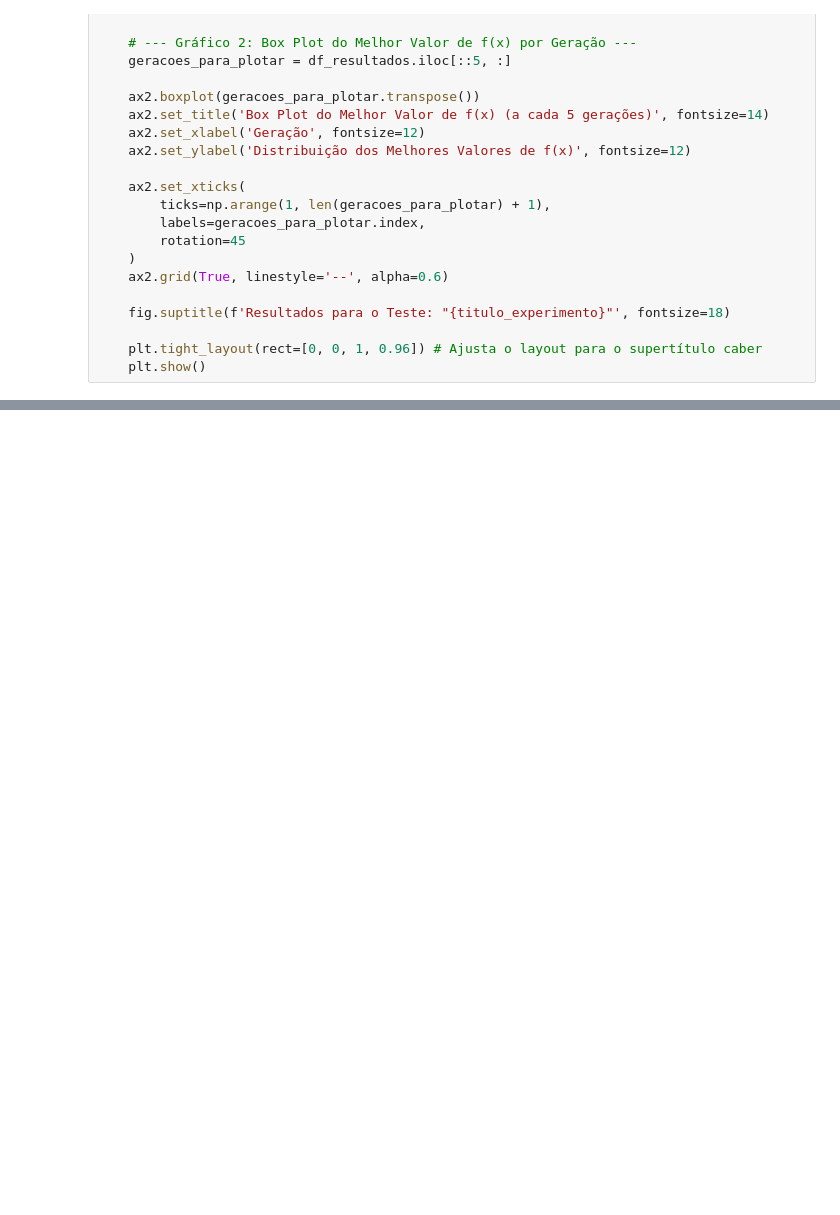
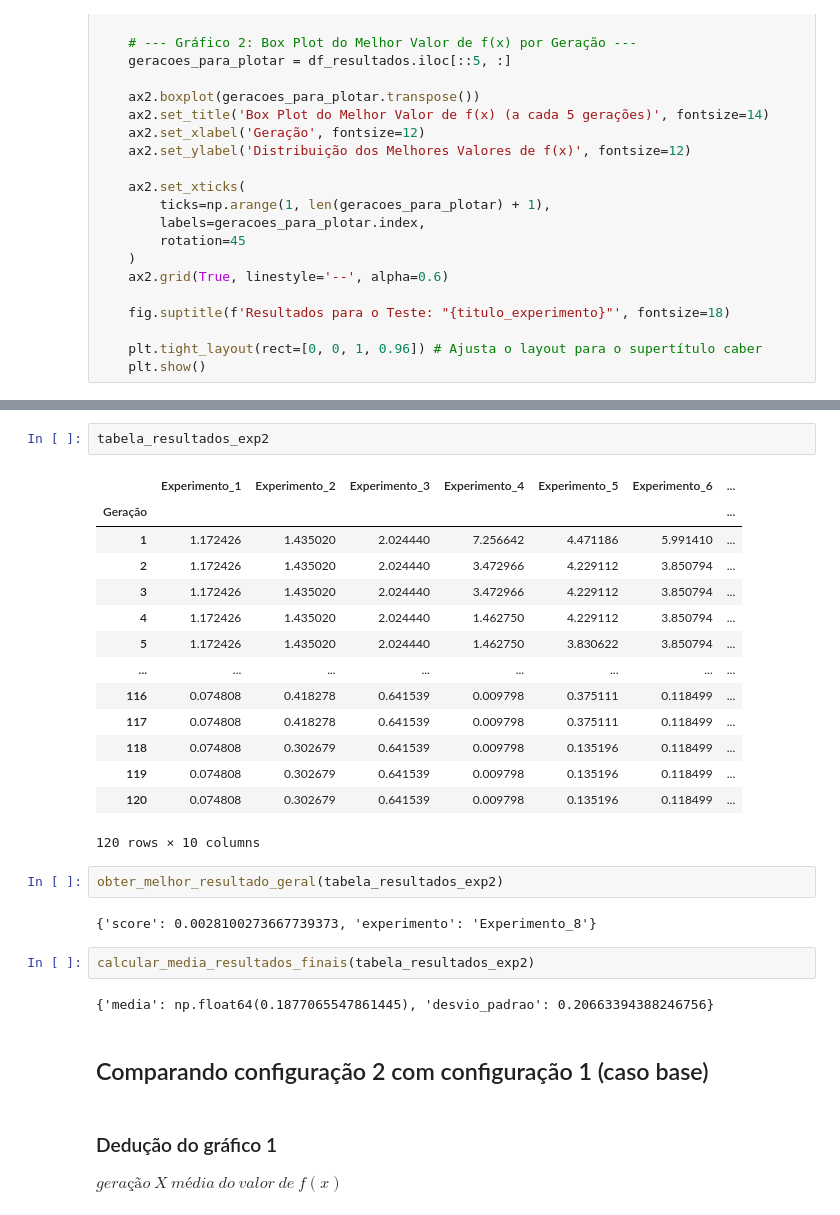
Before and after one commit to MtHenriqueF/GA-Rastrigin-1, a Jupyter notebook: GA.ipynb, the cells around one changed output, grey strips where cells are left out. Saved outputs shown, nothing was run; the diff lists cells and outputs as text; blank space fills up the shorter version.

```diff
--- a/GA.ipynb
+++ b/GA.ipynb
@@ -433,0 +510,30 @@ tabela_resultados
+# %%
+tabela_resultados_exp2
+# %% [output]
+|  | Experimento_1 | Experimento_2 | Experimento_3 | Experimento_4 | Experimento_5 | Experimento_6 | ... |
+| Geração |  |  |  |  |  |  | ... |
+| 1 | 1.172426 | 1.435020 | 2.024440 | 7.256642 | 4.471186 | 5.991410 | ... |
+| 2 | 1.172426 | 1.435020 | 2.024440 | 3.472966 | 4.229112 | 3.850794 | ... |
+| 3 | 1.172426 | 1.435020 | 2.024440 | 3.472966 | 4.229112 | 3.850794 | ... |
+| 4 | 1.172426 | 1.435020 | 2.024440 | 1.462750 | 4.229112 | 3.850794 | ... |
+| 5 | 1.172426 | 1.435020 | 2.024440 | 1.462750 | 3.830622 | 3.850794 | ... |
+| ... | ... | ... | ... | ... | ... | ... | ... |
+| 116 | 0.074808 | 0.418278 | 0.641539 | 0.009798 | 0.375111 | 0.118499 | ... |
+| 117 | 0.074808 | 0.418278 | 0.641539 | 0.009798 | 0.375111 | 0.118499 | ... |
+| 118 | 0.074808 | 0.302679 | 0.641539 | 0.009798 | 0.135196 | 0.118499 | ... |
+| 119 | 0.074808 | 0.302679 | 0.641539 | 0.009798 | 0.135196 | 0.118499 | ... |
+| 120 | 0.074808 | 0.302679 | 0.641539 | 0.009798 | 0.135196 | 0.118499 | ... |
+120 rows × 10 columns
+# %%
+obter_melhor_resultado_geral(tabela_resultados_exp2)
+# %% [output]
+{'score': 0.0028100273667739373, 'experimento': 'Experimento_8'}
+# %%
+calcular_media_resultados_finais(tabela_resultados_exp2)
+# %% [output]
+{'media': np.float64(0.1877065547861445), 'desvio_padrao': 0.20663394388246756}
+# %% [markdown]
+## Comparando configuração 2 com configuração 1 (caso base)
+# %% [markdown]
+### Dedução do gráfico 1
+$geração\ X\ média\ do\ valor\ de\ f(x)$
```
Also changed, not shown: parts of 30 cells of this notebook.
